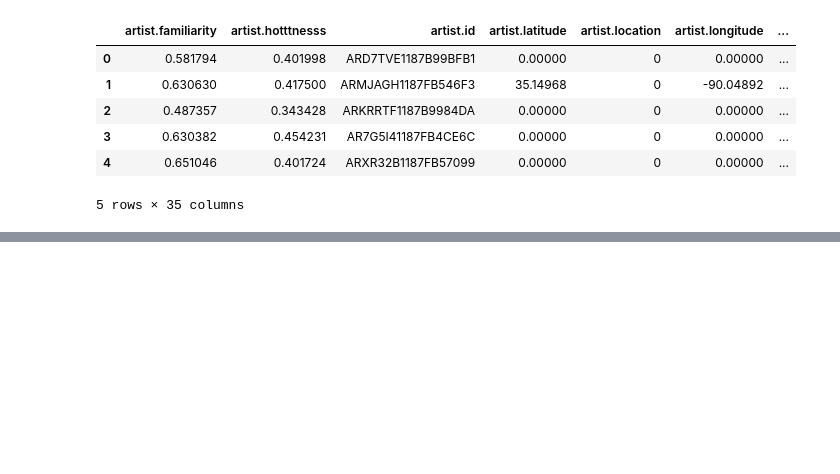
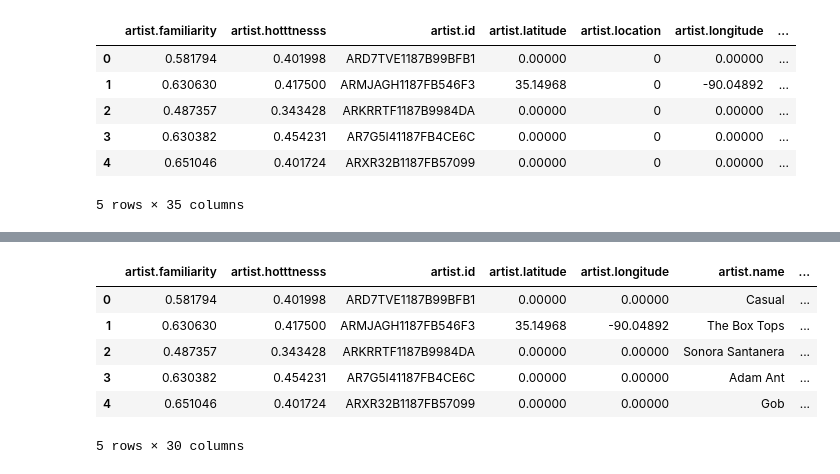
Before and after one commit to cristiandevar/PythonML, a Jupyter notebook: TPFinal/TPFINAL.ipynb, the cells around one changed output, grey strips where cells are left out. Cells and saved outputs as stored; diff of their text form; code cells hidden in the pictures; blank space fills up the shorter version.

```diff
--- a/TPFinal/TPFINAL.ipynb
+++ b/TPFinal/TPFINAL.ipynb
@@ -137,0 +210,12 @@ Nuestro Dataset tiene 10000 filas y 35 columnas
+# %%
+columns = ['artist.location', 'artist.similar', 'release.name', 'song.artist_mbtags', 'song.artist_mbtags_count']
+d_musica.drop(columns=columns, inplace=True)
+d_musica.head()
+# %% [output]
+|  | artist.familiarity | artist.hotttnesss | artist.id | artist.latitude | artist.longitude | artist.name | ... |
+| 0 | 0.581794 | 0.401998 | ARD7TVE1187B99BFB1 | 0.00000 | 0.00000 | Casual | ... |
+| 1 | 0.630630 | 0.417500 | ARMJAGH1187FB546F3 | 35.14968 | -90.04892 | The Box Tops | ... |
+| 2 | 0.487357 | 0.343428 | ARKRRTF1187B9984DA | 0.00000 | 0.00000 | Sonora Santanera | ... |
+| 3 | 0.630382 | 0.454231 | AR7G5I41187FB4CE6C | 0.00000 | 0.00000 | Adam Ant | ... |
+| 4 | 0.651046 | 0.401724 | ARXR32B1187FB57099 | 0.00000 | 0.00000 | Gob | ... |
+5 rows × 30 columns
```
Also changed, not shown: parts of 23 cells of this notebook.
